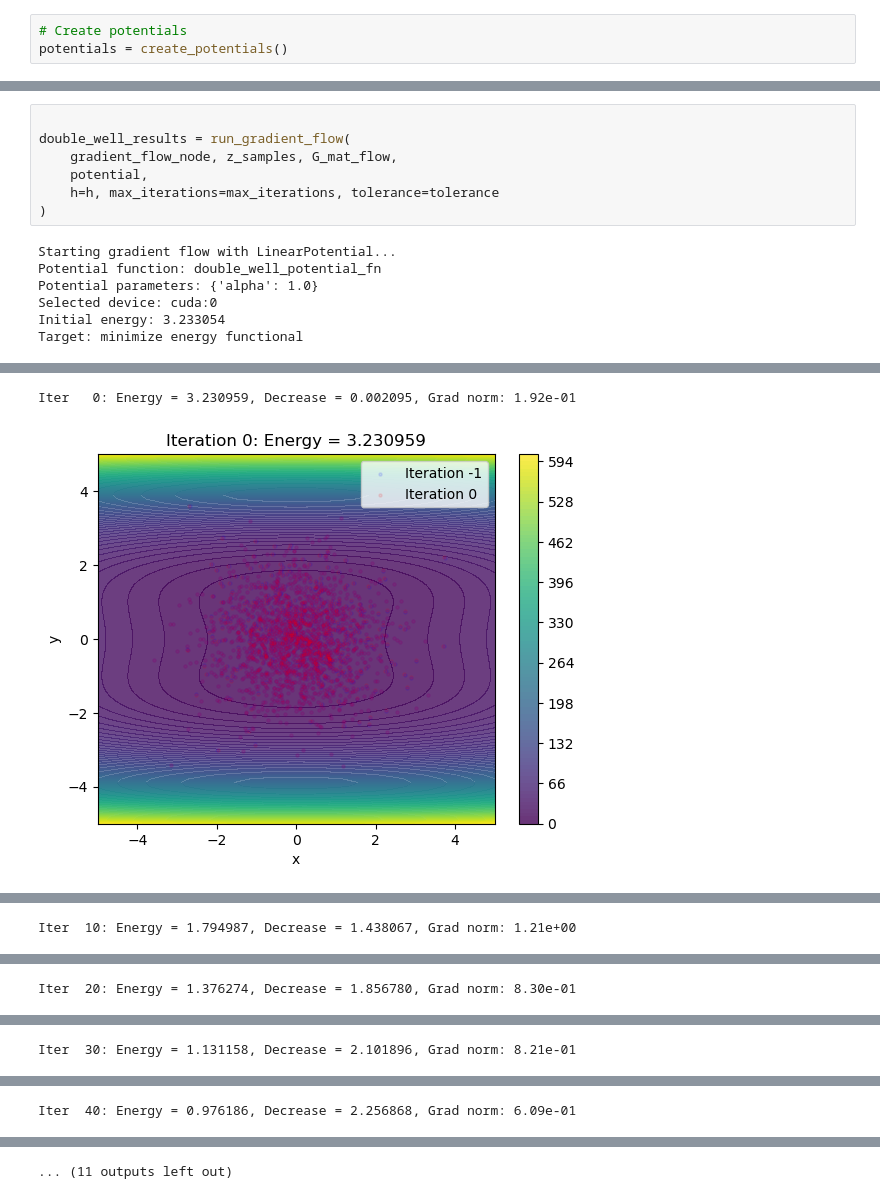
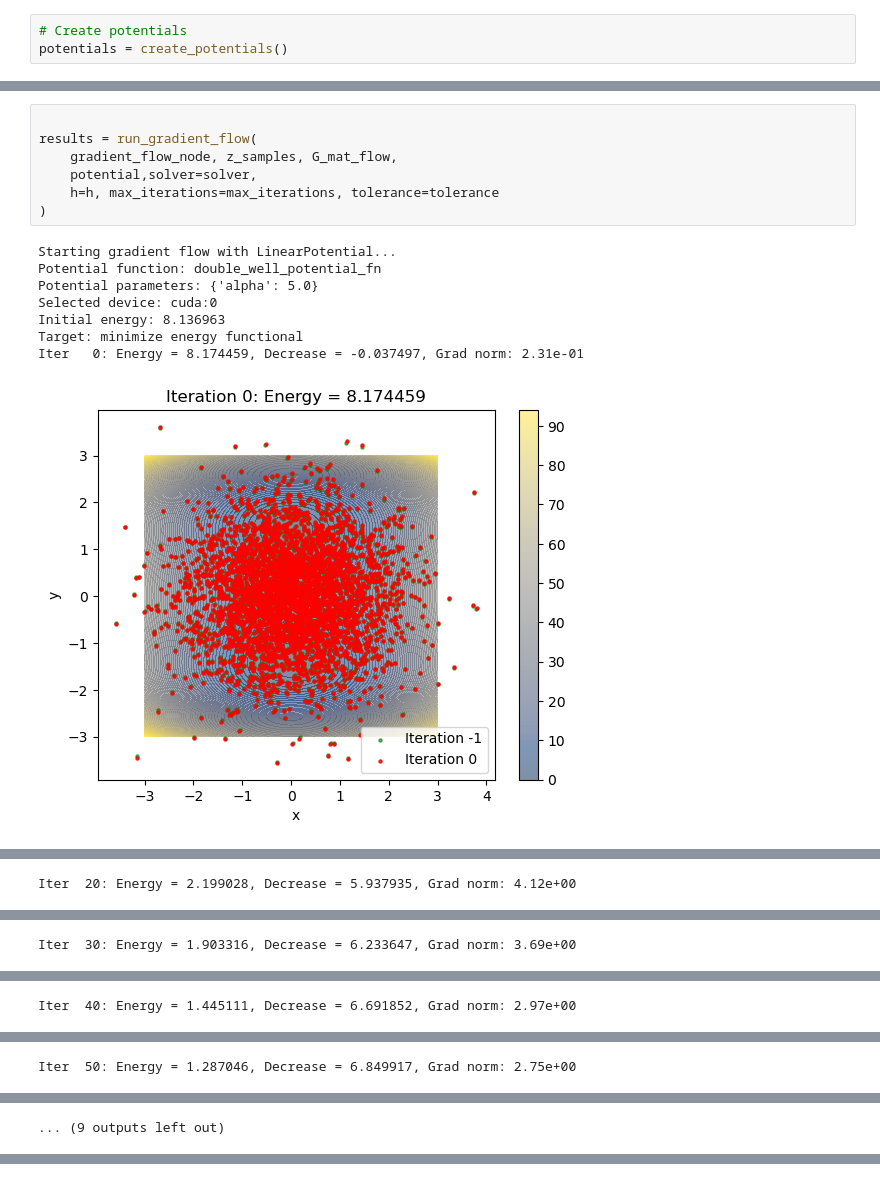
Before and after one commit to SebasGutHdz/Parametric_BV_Hamiltonian, a Jupyter notebook: ODE_solvers/test_nnx.ipynb, the cells around one changed output, grey strips where cells are left out. Saved outputs shown, nothing was run; the diff lists cells and outputs as text.

```diff
--- a/ODE_solvers/test_nnx.ipynb
+++ b/ODE_solvers/test_nnx.ipynb
@@ -379,14 +138,16 @@ potential = potentials['double_well']
 # %%
 
-double_well_results = run_gradient_flow(
+results = run_gradient_flow(
     gradient_flow_node, z_samples, G_mat_flow,
-    potential,
+    potential,solver=solver,
     h=h, max_iterations=max_iterations, tolerance=tolerance
 )
 # %% [output]
 Starting gradient flow with LinearPotential...
 Potential function: double_well_potential_fn
-Potential parameters: {'alpha': 1.0}
+Potential parameters: {'alpha': 5.0}
 Selected device: cuda:0
-Initial energy: 3.233054
+Initial energy: 8.136963
 Target: minimize energy functional
+Iter   0: Energy = 8.174459, Decrease = -0.037497, Grad norm: 2.31e-01
+[figure, new version]
@@ -394,2 +156 @@ Target: minimize energy functional
-Iter   0: Energy = 3.230959, Decrease = 0.002095, Grad norm: 1.92e-01
+Iter  20: Energy = 2.199028, Decrease = 5.937935, Grad norm: 4.12e+00
-[figure, old version]
@@ -396 +158 @@ Iter   0: Energy = 3.230959, Decrease = 0.002095, Grad norm: 1.92e-01
-Iter  10: Energy = 1.794987, Decrease = 1.438067, Grad norm: 1.21e+00
+Iter  30: Energy = 1.903316, Decrease = 6.233647, Grad norm: 3.69e+00
@@ -398 +160 @@ Iter  10: Energy = 1.794987, Decrease = 1.438067, Grad norm: 1.21e+00
-Iter  20: Energy = 1.376274, Decrease = 1.856780, Grad norm: 8.30e-01
+Iter  40: Energy = 1.445111, Decrease = 6.691852, Grad norm: 2.97e+00
@@ -400 +162 @@ Iter  20: Energy = 1.376274, Decrease = 1.856780, Grad norm: 8.30e-01
-Iter  30: Energy = 1.131158, Decrease = 2.101896, Grad norm: 8.21e-01
+Iter  50: Energy = 1.287046, Decrease = 6.849917, Grad norm: 2.75e+00
@@ -402 +164 @@ Iter  30: Energy = 1.131158, Decrease = 2.101896, Grad norm: 8.21e-01
-Iter  40: Energy = 0.976186, Decrease = 2.256868, Grad norm: 6.09e-01
+... (9 outputs left out)
@@ -404,3 +165,2 @@ Iter  40: Energy = 0.976186, Decrease = 2.256868, Grad norm: 6.09e-01
-... (11 outputs left out)
 # %%
 # Visualize results
```
Also changed, not shown: parts of 6 cells of this notebook, 1 other file.
